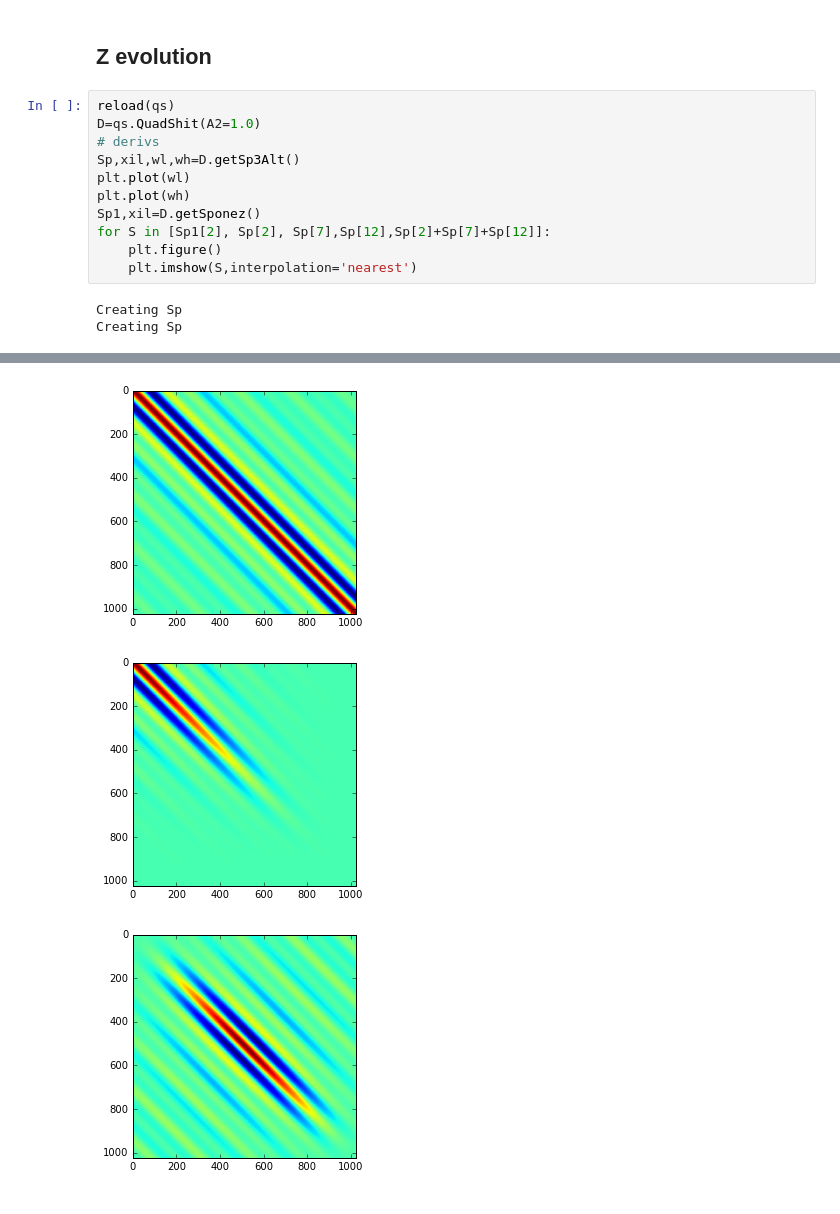
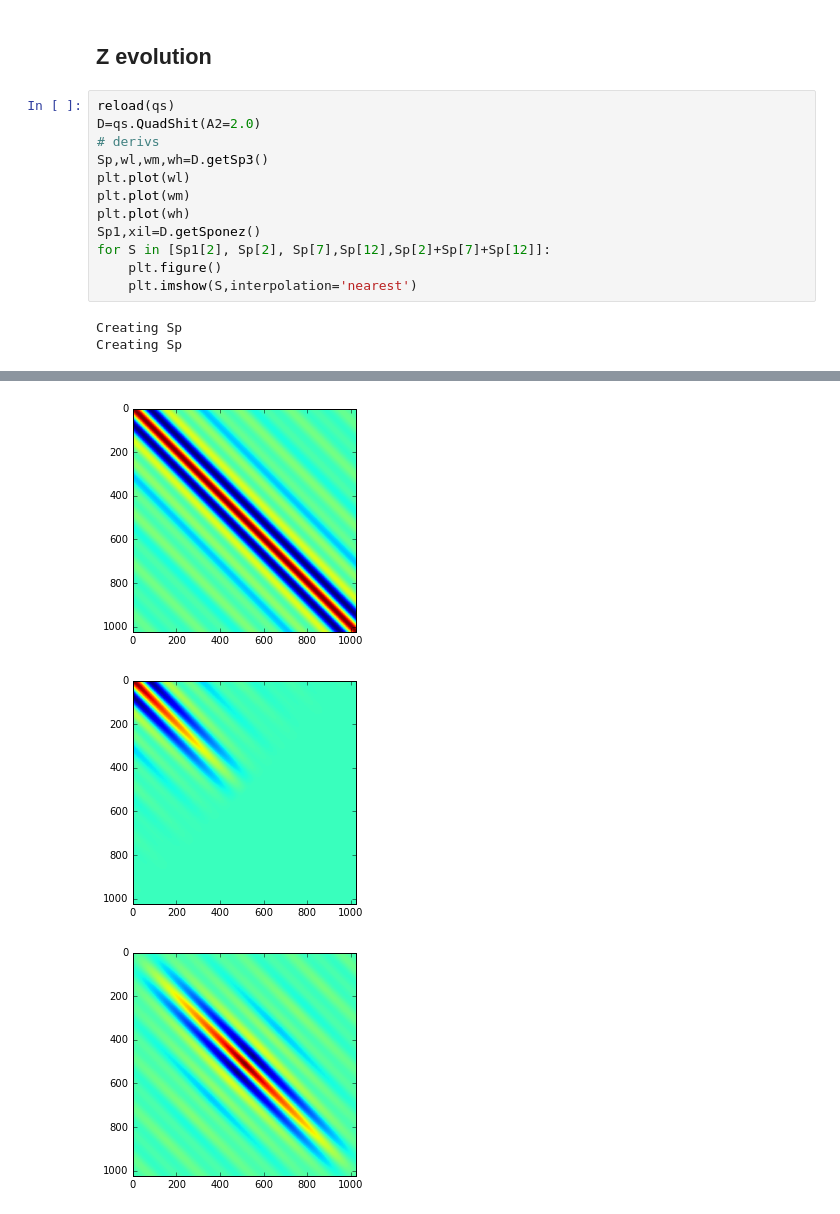
Before and after one commit to slosar/quadshit, a Jupyter notebook: py/test.ipynb, the cells around one changed output, grey strips where cells are left out. Cells and saved outputs as stored; diff of their text form.

```diff
--- a/py/test.ipynb
+++ b/py/test.ipynb
@@ -64,10 +66,11 @@ plt.colorbar()
 ## Z evolution
 # %%
 reload(qs)
-D=qs.QuadShit(A2=1.0)
+D=qs.QuadShit(A2=2.0)
 # derivs
-Sp,xil,wl,wh=D.getSp3Alt()
+Sp,wl,wm,wh=D.getSp3()
 plt.plot(wl)
+plt.plot(wm)
 plt.plot(wh)
 Sp1,xil=D.getSponez()
 for S in [Sp1[2], Sp[2], Sp[7],Sp[12],Sp[2]+Sp[7]+Sp[12]]:
@@ -80,3 +83,3 @@ Creating Sp
 [figure]
-[figure, old version]
+[figure, new version]
-[figure, old version]
+[figure, new version]
```
Also changed, not shown: parts of 8 cells of this notebook, 1 other file.
